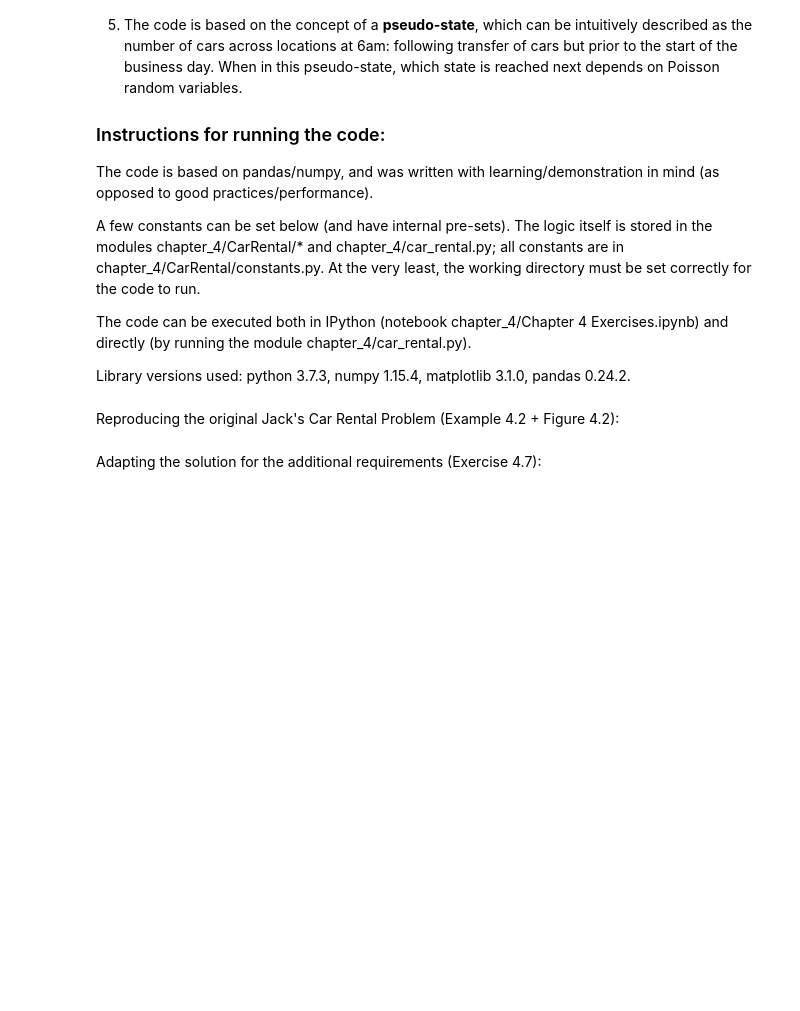
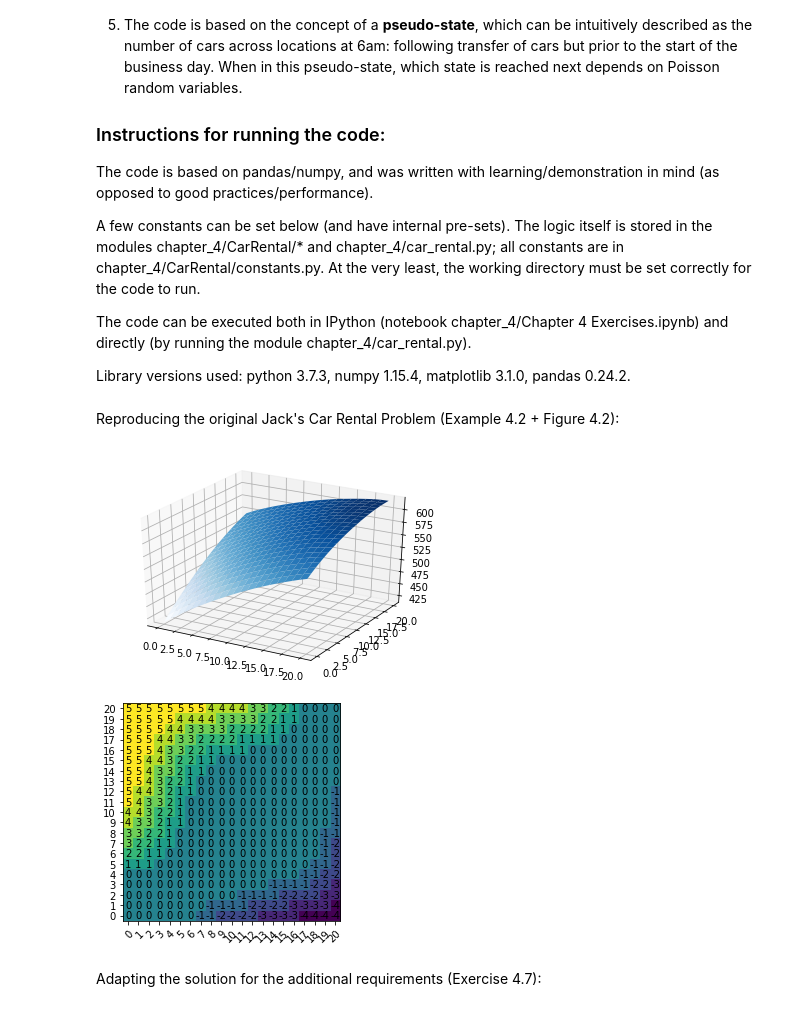
Before and after one commit to mlevay/rlai-exercises, a Jupyter notebook: chapter_4/Chapter 4 Exercises.ipynb, the cells around one changed output. Saved outputs shown, nothing was run; the diff lists cells and outputs as text; code cells hidden in the pictures; blank space fills up the shorter version.

Commit message:
Beta of notebook with result plots

```diff
--- a/chapter_4/Chapter 4 Exercises.ipynb
+++ b/chapter_4/Chapter 4 Exercises.ipynb
@@ -236,36 +239,39 @@ CarRental.constants.PATH_SPRENRET_CSV = "C:/Temp/rlai-exercises/Chapter 4/data"
 # whether to load cached preprocessed data from CSV files
 # for purposes of quick visualization w/o a full code run
 # (dfSASP.csv, dfSp_Ren_Ret.csv).
 # Don't set this to TRUE if USE_DISK_FOR_CSV_DATA = False;
 CarRental.constants.GET_DATA_FROM_CSV = True
 
 # whether to load cached models from CSV files
 # for purposes of quick visualization w/o a full code run
 # (dfPi.csv, dfV.csv).
 # Don't set this to TRUE if USE_DISK_FOR_CSV_DATA = False;
 CarRental.constants.GET_MODEL_FROM_CSV = True
 
 # what file numbers to use for loading the models from
 # dfPi.csv, dfV.csv.
 # Set both to -1 if GET_MODEL_FROM_CSV = False or to
 # the file numbers >=0 if GET_MODEL_FROM_CSV = True;
 # don't set this to TRUE if USE_DISK_FOR_CSV_DATA = False.
-CarRental.constants.PI_SEQ_NR = -1
-CarRental.constants.V_SEQ_NR = -1
+CarRental.constants.PI_SEQ_NR = 5
+CarRental.constants.V_SEQ_NR = 6
 
 
 assert (not (
     CarRental.constants.GET_DATA_FROM_CSV == True and CarRental.constants.USE_DISK_FOR_CSV_DATA == False))
 assert (not (
     CarRental.constants.GET_MODEL_FROM_CSV == True and CarRental.constants.USE_DISK_FOR_CSV_DATA == False))
 assert (not (
     CarRental.constants.GET_MODEL_FROM_CSV == True and (
-        CarRental.constants.PI_SEQ_NR == -1 or CarRental.constants.V_SEQ_NR == -1))
+        CarRental.constants.PI_SEQ_NR == -1 or CarRental.constants.V_SEQ_NR == -1)))
 
 # for more constants, see CarRental/constants.py.
 
 # finally, run the code for visualizing the results:
 car_rental.run()
+# %% [output]
+[figure, added]
+[figure, added]
 # %% [markdown]
 Adapting the solution for the additional requirements (Exercise 4.7):
 # %%
```
Also changed, not shown: parts of 3 cells of this notebook, 8 other files.
